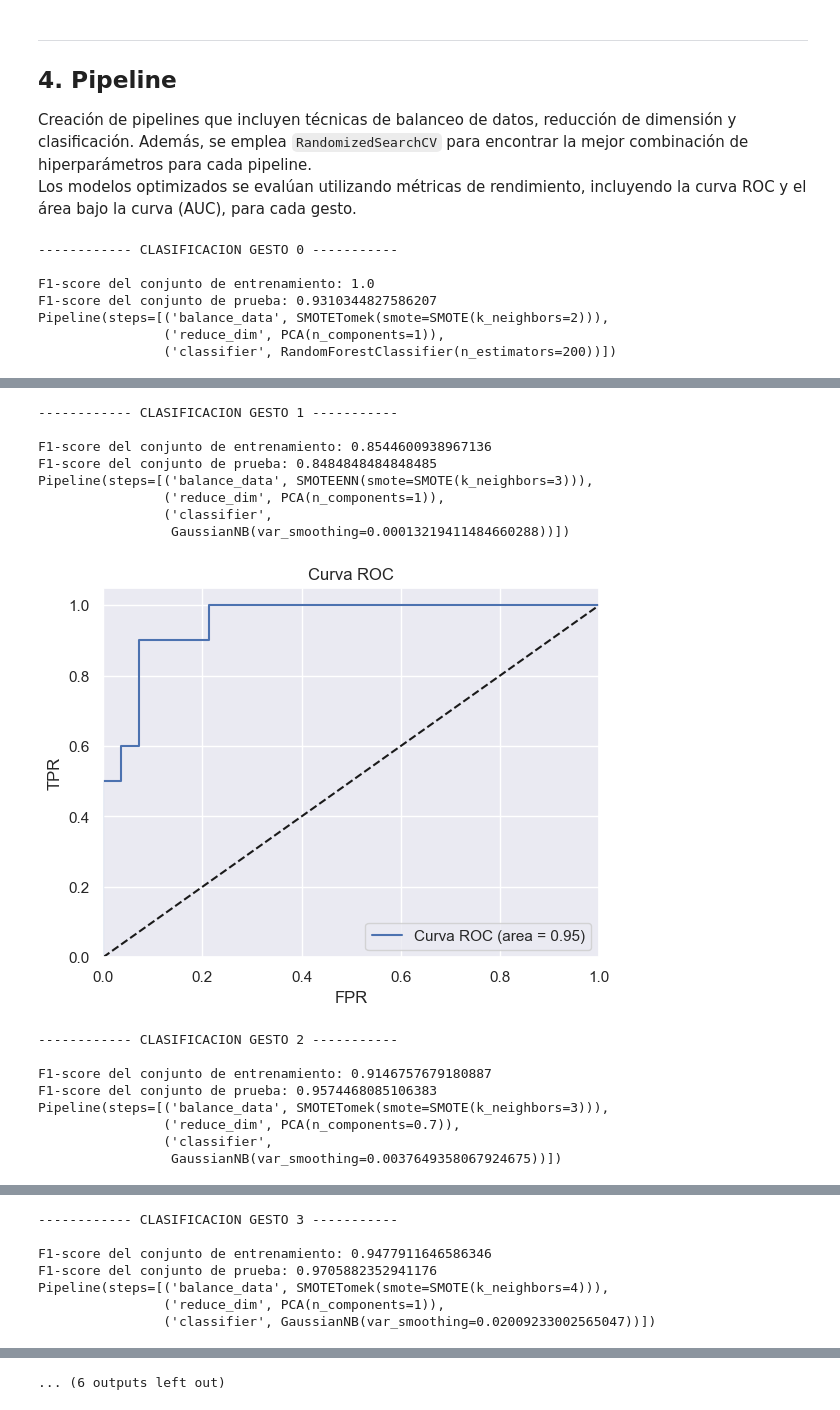
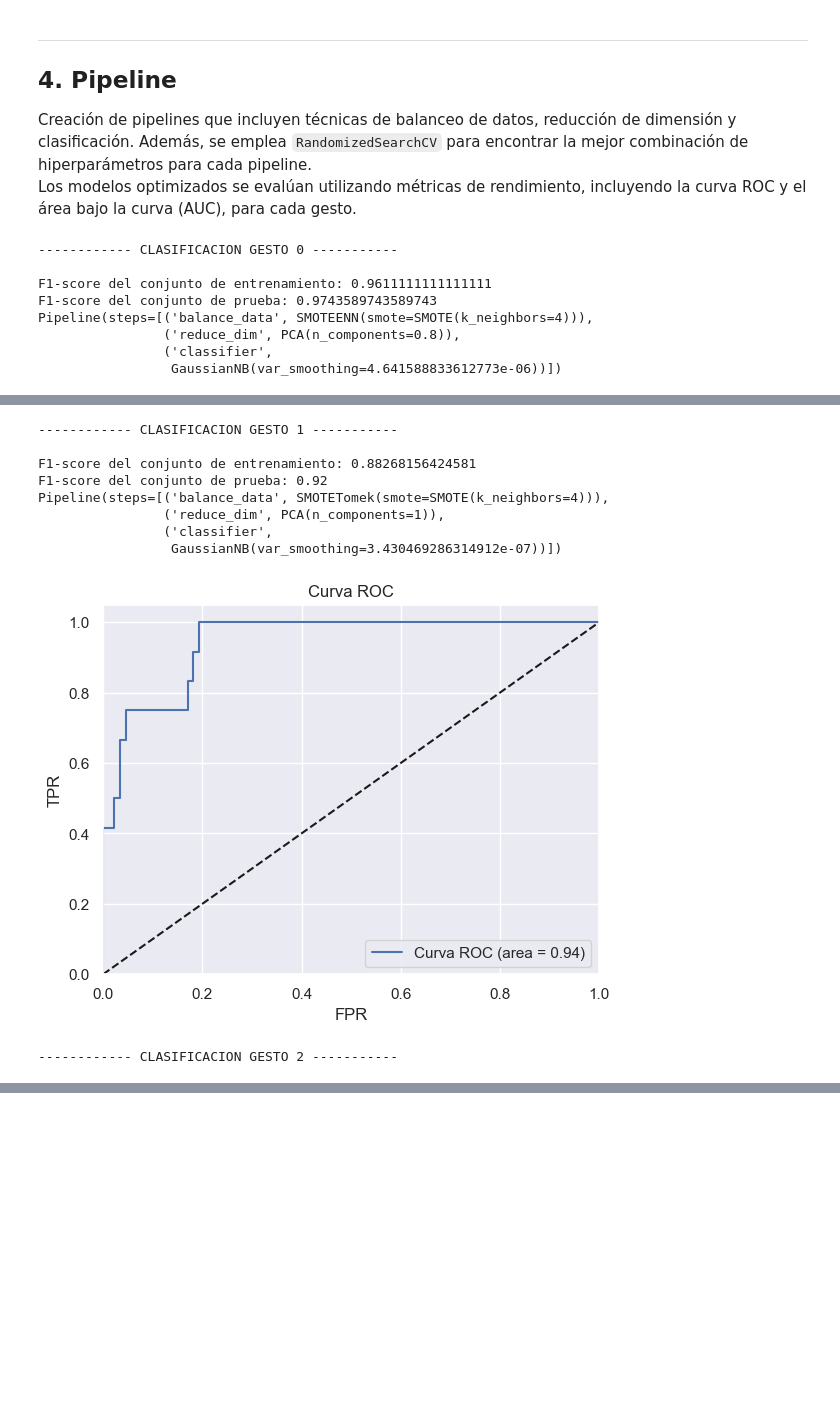
Before and after one commit to nmartinser/Telerehabilitation, a Jupyter notebook: notebooks/fase_2.ipynb, the cells around one changed output, grey strips where cells are left out. Cells and saved outputs as stored; diff of their text form; code cells hidden in the pictures; blank space fills up the shorter version.

```diff
--- a/notebooks/fase_2.ipynb
+++ b/notebooks/fase_2.ipynb
@@ -314,6 +319,7 @@ param_grid = [
     {
         'balance_data': [SMOTETomek(smote=SMOTE(k_neighbors=2)),
                          SMOTEENN(smote=SMOTE(k_neighbors=2))],
+        'balance_data__smote__k_neighbors': [2, 3, 4],
         'reduce_dim__n_components': [0.5, 0.7, 0.8, 0.90, 1],
         'classifier': [KNeighborsClassifier()],
         'classifier__n_neighbors': [2, 3, 5],
@@ -372,6 +378,7 @@ logo = LeaveOneGroupOut()
 for gesture in gestures:
 
     df_gesture = df[df['GestureLabel'] == gesture]
+    df_gesture = df_gesture.drop(['GestureLabel'], axis=1)
     # Dividir los datos en conjuntos de entrenamiento y prueba
     X_train, X_test, y_train, y_test = split_df_gestures(df_gesture, 'CorrectLabel')
 
@@ -384,7 +391,7 @@ for gesture in gestures:
 
     # RandomizedSearchCV para encontrar los mejores hiperparámetros
     random = RandomizedSearchCV(pipeline, param_grid, cv=logo,
-                                n_jobs=-1, n_iter=5, scoring='roc_auc')
+                                n_jobs=-1, n_iter=5, scoring='f1')
     random.fit(X_train, y_train, groups=X_train['SubjectID'])
     # Mejor pipeline encontrado
     best_pipeline = random.best_estimator_
@@ -402,7 +409,7 @@ for gesture in gestures:
     # guardar el modelo entrenado
     if roc_auc >= 0.65:
         filename = f'../Resultados/modelo_gesto{gesture}.sav'
-        joblib.dump(best_pipeline, filename)
+        joblib.dump(make_pipeline(encoder, best_pipeline), filename)
 
 
     # Graficar la curva ROC
@@ -419,8 +426,9 @@ for gesture in gestures:
 # %% [output]
 ------------ CLASIFICACION GESTO 0 -----------
 
-F1-score del conjunto de entrenamiento: 1.0
-F1-score del conjunto de prueba: 0.9310344827586207
-Pipeline(steps=[('balance_data', SMOTETomek(smote=SMOTE(k_neighbors=2))),
-                ('reduce_dim', PCA(n_components=1)),
-                ('classifier', RandomForestClassifier(n_estimators=200))])
+F1-score del conjunto de entrenamiento: 0.9611111111111111
+F1-score del conjunto de prueba: 0.9743589743589743
+Pipeline(steps=[('balance_data', SMOTEENN(smote=SMOTE(k_neighbors=4))),
+                ('reduce_dim', PCA(n_components=0.8)),
+                ('classifier',
+                 GaussianNB(var_smoothing=4.641588833612773e-06))])
@@ -428,17 +436,10 @@ Pipeline(steps=[('balance_data', SMOTETomek(smote=SMOTE(k_neighbors=2))),
 ------------ CLASIFICACION GESTO 1 -----------
 
-F1-score del conjunto de entrenamiento: 0.8544600938967136
-F1-score del conjunto de prueba: 0.8484848484848485
-Pipeline(steps=[('balance_data', SMOTEENN(smote=SMOTE(k_neighbors=3))),
+F1-score del conjunto de entrenamiento: 0.88268156424581
+F1-score del conjunto de prueba: 0.92
+Pipeline(steps=[('balance_data', SMOTETomek(smote=SMOTE(k_neighbors=4))),
                 ('reduce_dim', PCA(n_components=1)),
                 ('classifier',
-                 GaussianNB(var_smoothing=0.00013219411484660288))])
+                 GaussianNB(var_smoothing=3.430469286314912e-07))])
-[figure, old version]
+[figure, new version]
 ------------ CLASIFICACION GESTO 2 -----------
-
-F1-score del conjunto de entrenamiento: 0.9146757679180887
-F1-score del conjunto de prueba: 0.9574468085106383
-Pipeline(steps=[('balance_data', SMOTETomek(smote=SMOTE(k_neighbors=3))),
-                ('reduce_dim', PCA(n_components=0.7)),
-                ('classifier',
-                 GaussianNB(var_smoothing=0.0037649358067924675))])
@@ -446,7 +445,0 @@ Pipeline(steps=[('balance_data', SMOTETomek(smote=SMOTE(k_neighbors=3))),
------------- CLASIFICACION GESTO 3 -----------
-
-F1-score del conjunto de entrenamiento: 0.9477911646586346
-F1-score del conjunto de prueba: 0.9705882352941176
-Pipeline(steps=[('balance_data', SMOTETomek(smote=SMOTE(k_neighbors=4))),
-                ('reduce_dim', PCA(n_components=1)),
-                ('classifier', GaussianNB(var_smoothing=0.02009233002565047))])
@@ -471 +445,0 @@ Pipeline(steps=[('balance_data', SMOTEENN(smote=SMOTE(k_neighbors=4))),
-... (6 outputs left out)
```
Also changed, not shown: parts of 5 cells of this notebook, 10 other files.
